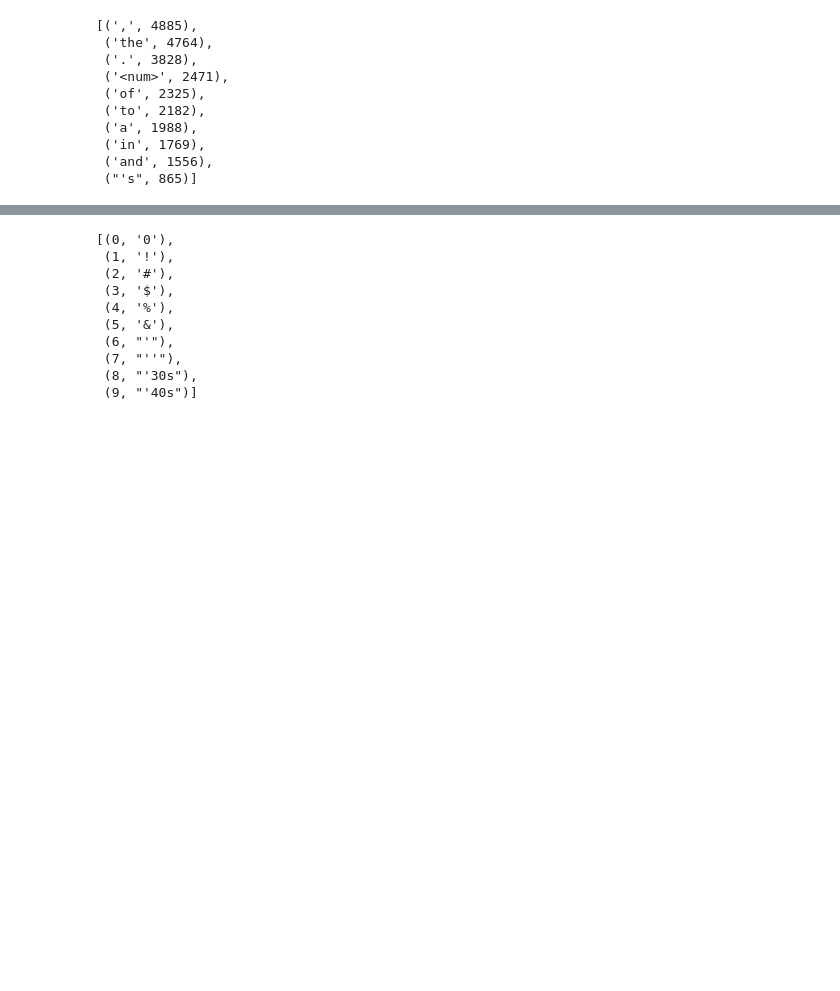
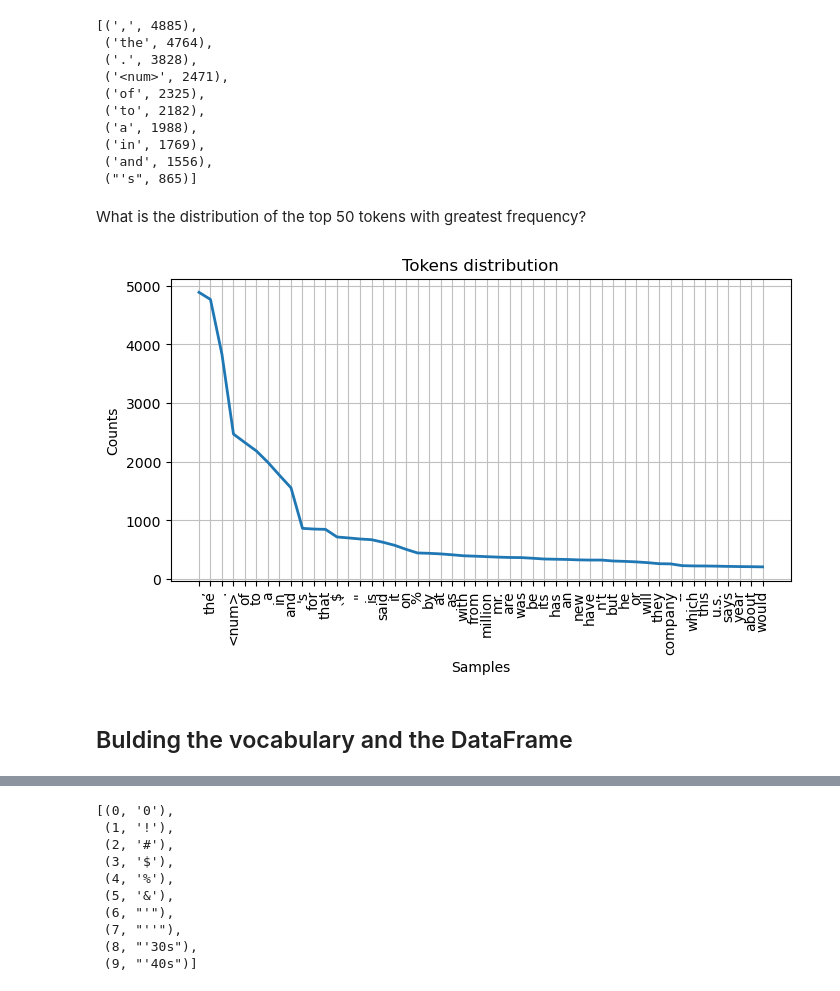
Before and after one commit to Wadaboa/nlp-assignments, a Jupyter notebook: sequence_labeling.ipynb, the cells around one changed output, grey strips where cells are left out. Drawn from its saved outputs; the diff is of its cells as text; code cells hidden in the pictures; blank space fills up the shorter version.

```diff
--- a/sequence_labeling.ipynb
+++ b/sequence_labeling.ipynb
@@ -206,3 +253,12 @@ tokens_fd.most_common(10)
  ('in', 1769),
  ('and', 1556),
  ("'s", 865)]
+# %% [markdown]
+What is the distribution of the top 50 tokens with greatest frequency?
+# %%
+tokens_fd.plot(50, title="Tokens distribution", cumulative=False)
+plt.show()
+# %% [output]
+[figure, added]
+# %% [markdown]
+## Bulding the vocabulary and the DataFrame
```
Also changed, not shown: parts of 54 cells of this notebook.
